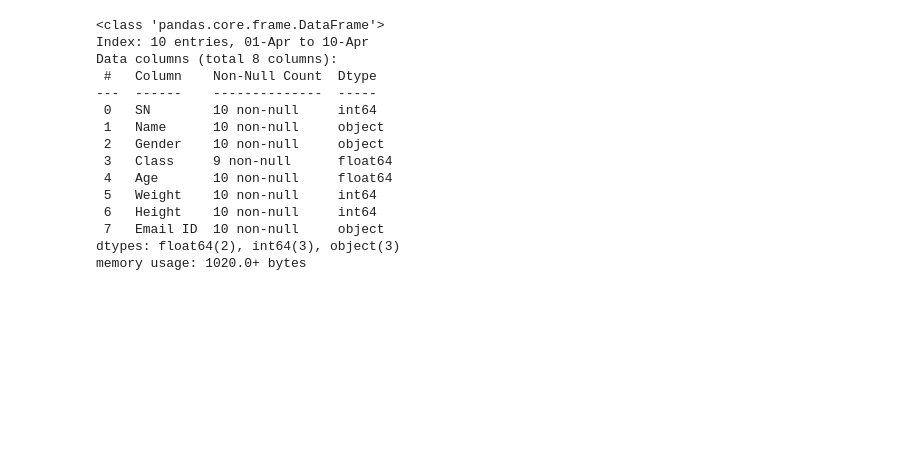
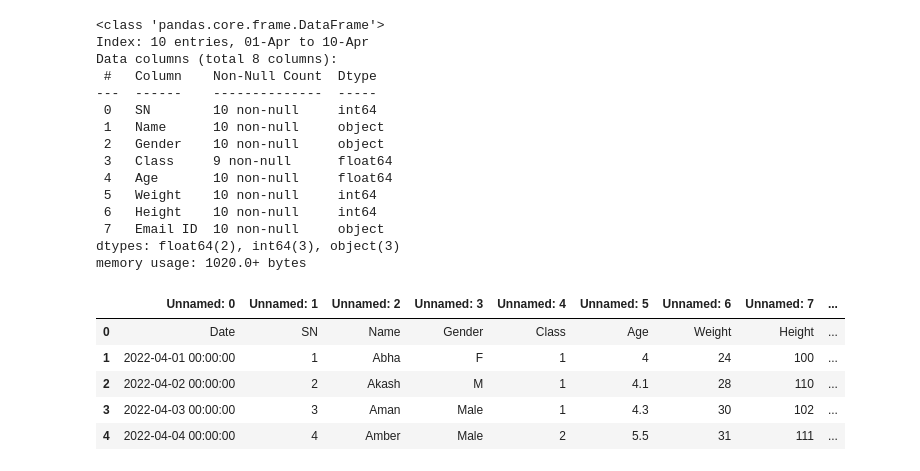
Before and after one commit to ashishtekam/readme.md, a Jupyter notebook: firstnote.ipynb, the cells around one changed output. Saved outputs shown, nothing was run; the diff lists cells and outputs as text; code cells hidden in the pictures; blank space fills up the shorter version.

```diff
--- a/firstnote.ipynb
+++ b/firstnote.ipynb
@@ -92,3 +92,14 @@ Data columns (total 8 columns):
  7   Email ID  10 non-null     object
 dtypes: float64(2), int64(3), object(3)
 memory usage: 1020.0+ bytes
+# %%
+df_xls = pd.read_excel('https://github.com/YBI-Foundation/Dataset/raw/main/Upload%20Excel.xlsx')
+# %%
+df_xls.head()
+# %% [output]
+|  | Unnamed: 0 | Unnamed: 1 | Unnamed: 2 | Unnamed: 3 | Unnamed: 4 | Unnamed: 5 | Unnamed: 6 | Unnamed: 7 | ... |
+| 0 | Date | SN | Name | Gender | Class | Age | Weight | Height | ... |
+| 1 | 2022-04-01 00:00:00 | 1 | Abha | F | 1 | 4 | 24 | 100 | ... |
+| 2 | 2022-04-02 00:00:00 | 2 | Akash | M | 1 | 4.1 | 28 | 110 | ... |
+| 3 | 2022-04-03 00:00:00 | 3 | Aman | Male | 1 | 4.3 | 30 | 102 | ... |
+| 4 | 2022-04-04 00:00:00 | 4 | Amber | Male | 2 | 5.5 | 31 | 111 | ... |
```
